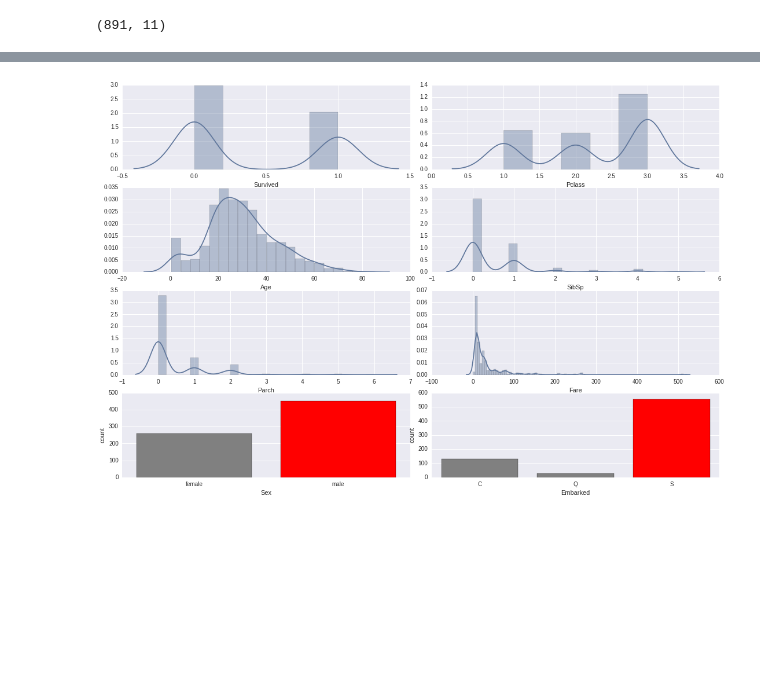
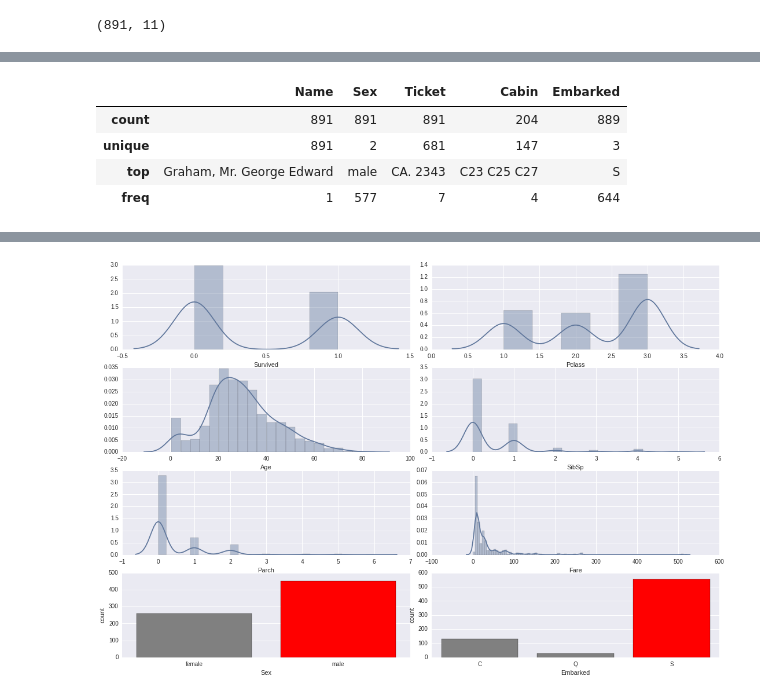
Before and after one commit to umnkaggle/Titanic, a Jupyter notebook: Titanic Workbook.ipynb, the cells around one changed output, grey strips where cells are left out. Drawn from its saved outputs; the diff is of its cells as text; code cells hidden in the pictures; blank space fills up the shorter version.

```diff
--- a/Titanic Workbook.ipynb
+++ b/Titanic Workbook.ipynb
@@ -104,0 +122,12 @@ train_clean.head()
+# %%
+# Categorical variable descriptives
+def categorical_describe(df):
+    return df[df.columns[df.dtypes == 'object']].describe()
+
+categorical_describe(train)
+# %% [output]
+|  | Name | Sex | Ticket | Cabin | Embarked |
+| count | 891 | 891 | 891 | 204 | 889 |
+| unique | 891 | 2 | 681 | 147 | 3 |
+| top | Graham, Mr. George Edward | male | CA. 2343 | C23 C25 C27 | S |
+| freq | 1 | 577 | 7 | 4 | 644 |
```
Also changed, not shown: parts of 23 cells of this notebook.
